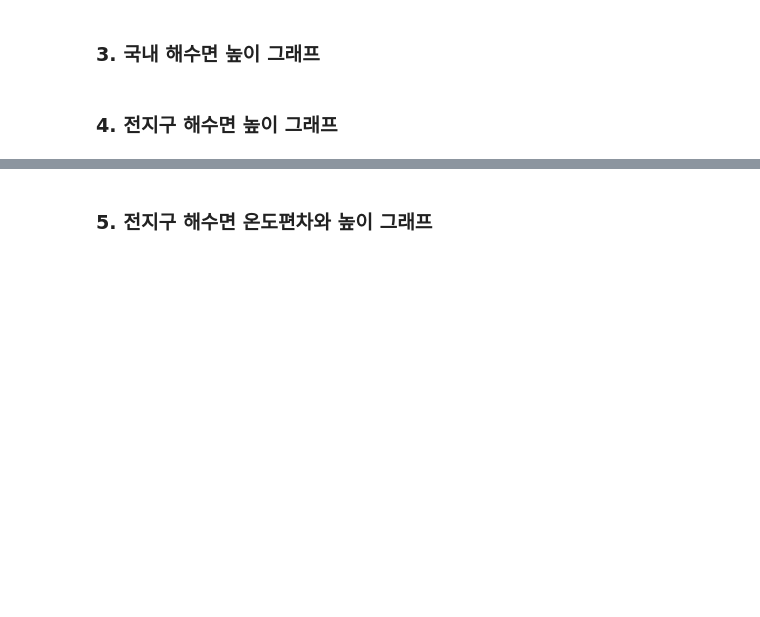
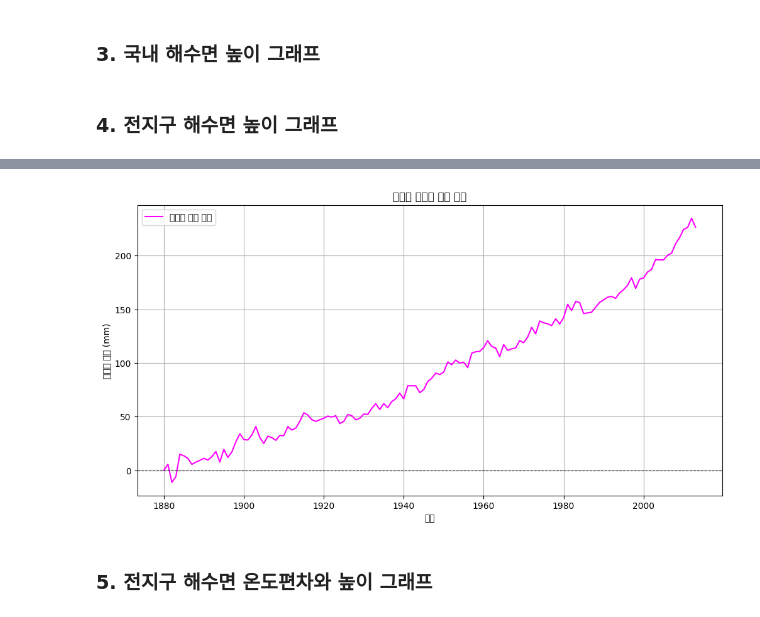
Before and after one commit to carvestar/Data-analysis-ping, a Jupyter notebook: 3조_데분핑.ipynb, the cells around one changed output, grey strips where cells are left out. Cells and saved outputs as stored; diff of their text form; code cells hidden in the pictures; blank space fills up the shorter version.

```diff
--- a/3조_데분핑.ipynb
+++ b/3조_데분핑.ipynb
@@ -63,3 +63,17 @@ WARNING:matplotlib.font_manager:findfont: Font family 'Malgun Gothic' not found.
 ### 3. 국내 해수면 높이 그래프
 # %% [markdown]
 ### 4. 전지구 해수면 높이 그래프
+# %%
+# 그래프 그리기
+plt.figure(figsize=(12, 6))
+plt.plot(data['연도'], data['전지구 평균 해수면 높이'], color='magenta', label='해수면 높이 변화')
+
+# 그래프 설정
+plt.title('전지구 해수면 높이 변화', fontweight='bold')
+plt.xlabel('연도')
+plt.ylabel('해수면 높이 (mm)')
+plt.axhline(0, color='black', linestyle='--', linewidth=0.8)  # 기준선
+plt.legend()
+plt.grid()
+plt.show()
+# %% [output]
@@ -66,2 +97,3 @@ WARNING:matplotlib.font_manager:findfont: Font family 'Malgun Gothic' not found.
+[figure, added]
 # %% [markdown]
 ### 5. 전지구 해수면 온도편차와 높이 그래프
```
Also changed, not shown: parts of 1 cell of this notebook.
